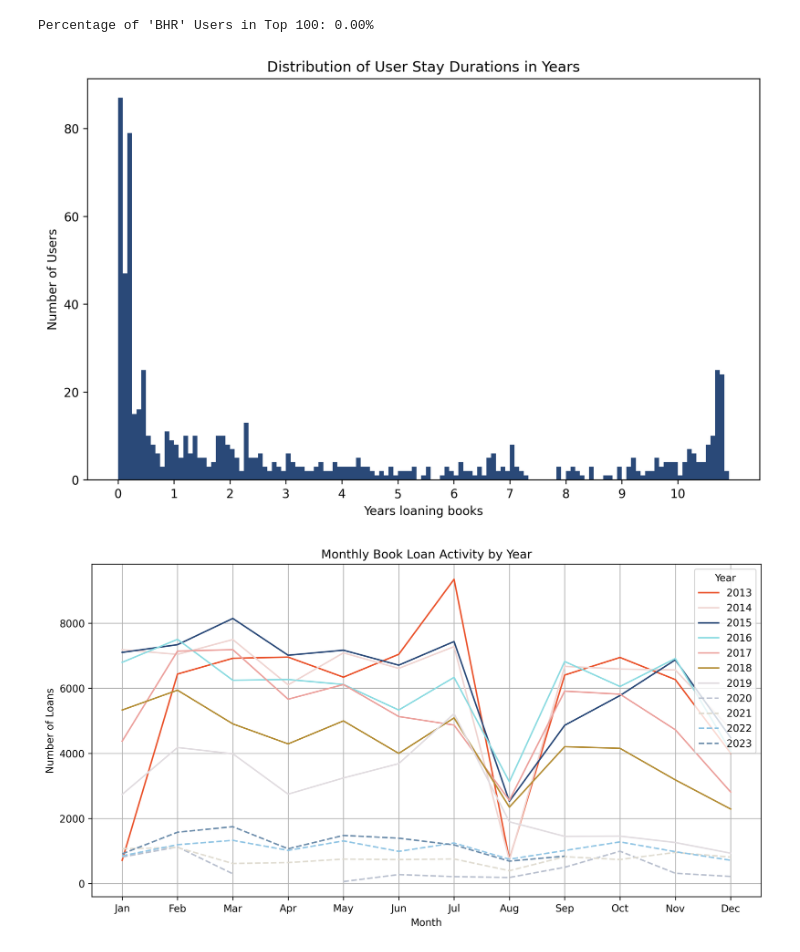
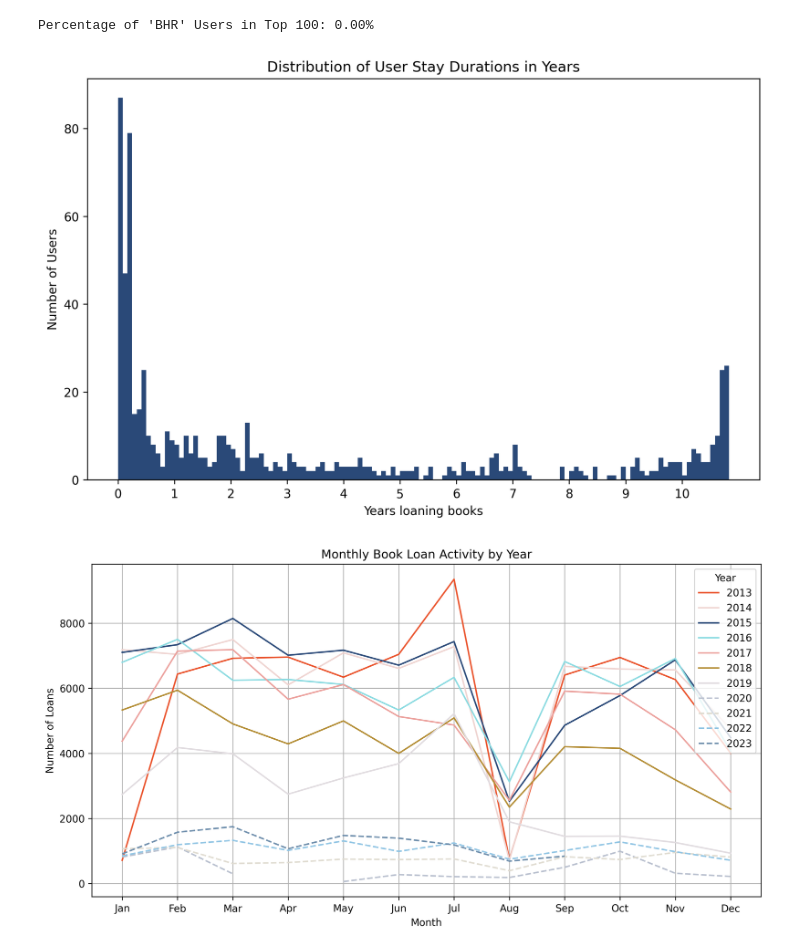
Before and after one commit to hanaCasey/BHVizData, a Jupyter notebook: thesis/src/analysis.ipynb, the cells around one changed output. Saved outputs shown, nothing was run; the diff lists cells and outputs as text; code cells hidden in the pictures.

```diff
--- a/thesis/src/analysis.ipynb
+++ b/thesis/src/analysis.ipynb
@@ -88,24 +88,24 @@ Percentage of 'BHR' Users in Top 100: 0.00%
 # %%
 # Calculate the first and last loan dates for each user
 user_first_loan_date = user_df.groupby('Z36H_ID')['Z36H_LOAN_DATE'].min()
 user_last_loan_date = user_df.groupby('Z36H_ID')['Z36H_LOAN_DATE'].max()
 
 # Calculate the duration of stay in the library for each user in years
 user_stay_duration_months = (user_last_loan_date - user_first_loan_date).dt.days // 30
 
 plt.figure(figsize=(10, 6), dpi=300)
-bins = np.arange(0, user_stay_duration_months.max() + 2, 1)
+bins = np.arange(0, user_stay_duration_months.max()+ 1, 1)
 plt.hist(user_stay_duration_months, bins=bins, color='#2A4978')
 plt.title('Distribution of User Stay Durations in Years')
 plt.xlabel('Years loaning books')
 plt.ylabel('Number of Users')
 
 x_ticks = np.arange(0, (user_stay_duration_months.max() + 1), 12)
 plt.xticks(x_ticks, x_ticks // 12)
 
 plt.show()
 # %% [output]
-[figure, old version]
+[figure, new version]
 # %%
 
 # Map books over time (e.g. a year, when is the library most active, when not so much)
```
Also changed, not shown: parts of 2 cells of this notebook, 3 other files.
